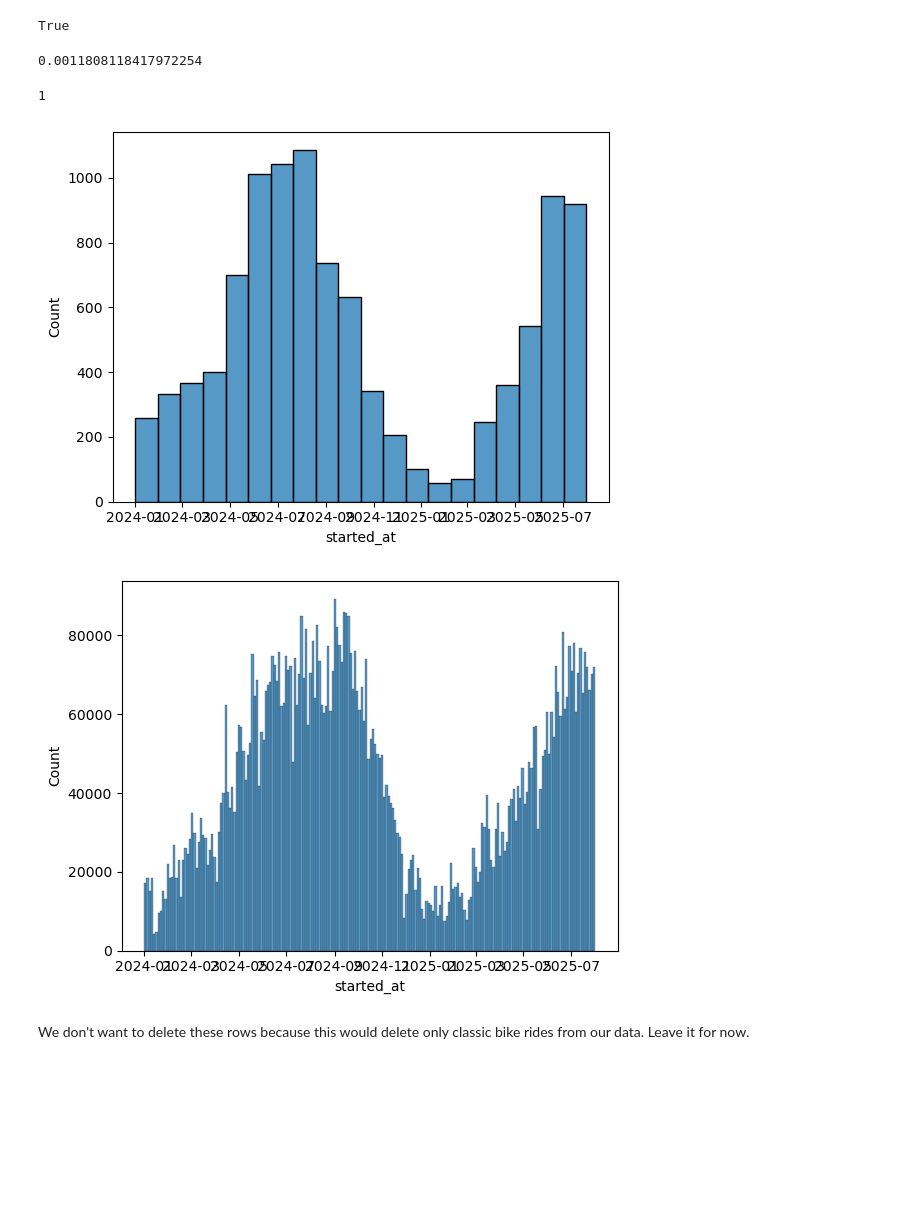
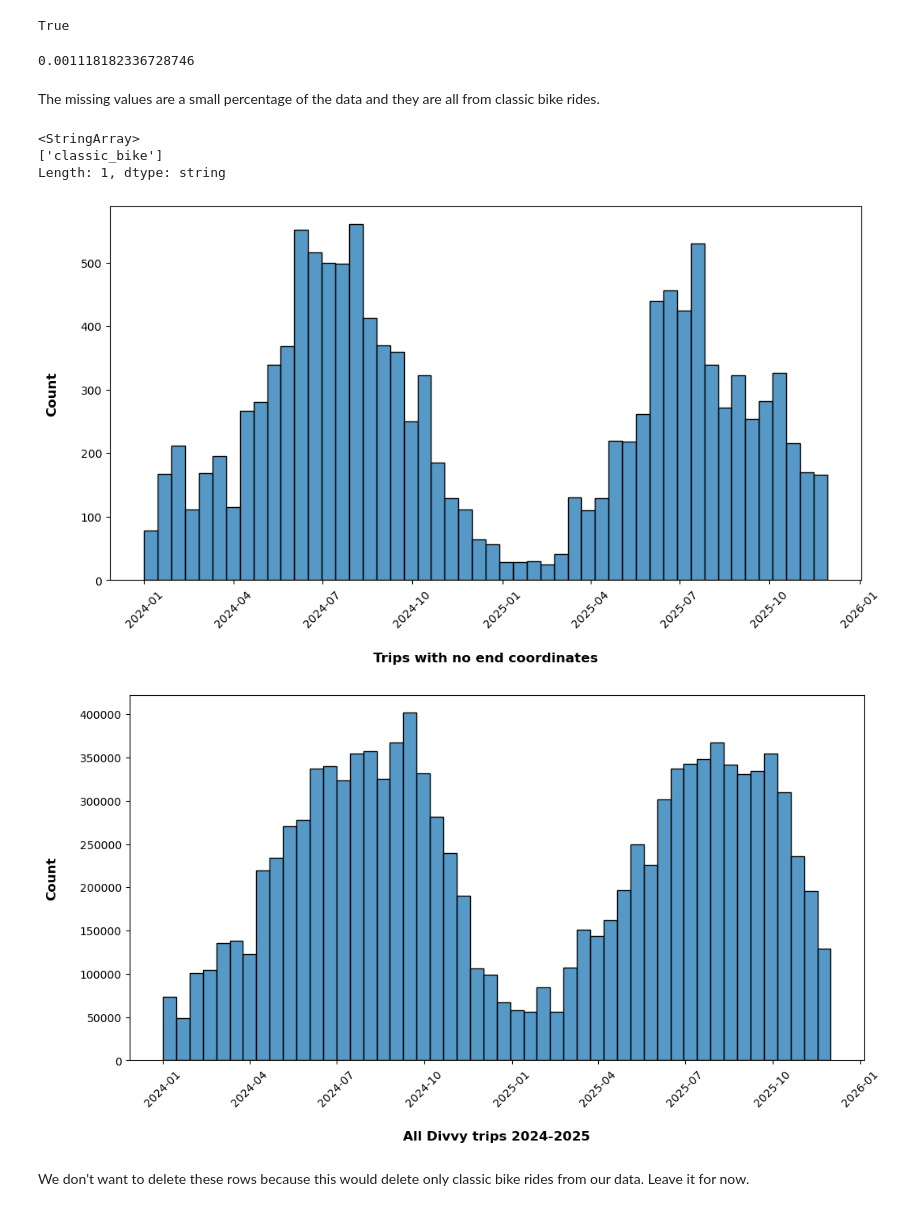
Before and after one commit to ashleyjtoth/Divvy-analysis, a Jupyter notebook: Divvy-data-wrangling.ipynb, the cells around one changed output. Saved outputs shown, nothing was run; the diff lists cells and outputs as text; code cells hidden in the pictures; blank space fills up the shorter version.

Commit message:
finished data wrangling

```diff
--- a/Divvy-data-wrangling.ipynb
+++ b/Divvy-data-wrangling.ipynb
@@ -718,3 +779,7 @@ merged_trips.head()
 | 2 | 30EF016A0DF5ECEE | electric_bike | 2024-01-01 00:00:52 | 2024-01-01 00:04:25 | <NA> | <NA> | <NA> | ... |
 | 3 | 0D9E85F804C85828 | electric_bike | 2024-01-01 00:00:53 | 2024-01-01 00:22:30 | Clinton St & Madison St | TA1305000032 | <NA> | ... |
 | 4 | 56F5C3ED5178C131 | classic_bike | 2024-01-01 00:01:01 | 2024-01-01 00:24:12 | LaSalle St & Illinois St | 13430 | Indiana Ave & Roosevelt Rd | ... |
+# %%
+names_vs_ids = pd.read_csv('data/interim/station_dict.csv', names = ['end_station_name', 'end_id'])
+final_merged_trips = pd.merge(merged_trips, names_vs_ids, on='end_station_name', how='left')
+final_merged_trips.head()
@@ -858,4 +829,0 @@ len(final_names_vs_ids)
-# %%
-final_merged_trips = pd.merge(merged_trips, final_names_vs_ids, on='end_station_name', how='left')
-#final_merged_trips.head()
-len(final_merged_trips)
@@ -968,0 +832,2 @@ Actually if we eliminate the end_station_id column then there is nothing to fix.
+# %%
+final_merged_trips.drop(['start_station_id', 'end_station_id'], axis=1, inplace = True)
@@ -1030,19 +920,24 @@ no_end_lng.equals(no_end_lat)
 True
 # %%
 len(no_end_lat)/len(final_merged_trips)
-
-#the actual missing values are a small percentage of the data
 # %% [output]
-0.0011808118417972254
+0.001118182336728746
-# %%
-#are the actual missing values all from classic bikes? (yep)
-
-len(no_end_lat['rideable_type'].unique())
-# %% [output]
-1
+# %% [markdown]
+The missing values are a small percentage of the data and they are all from classic bike rides.
+# %%
+no_end_lat['rideable_type'].unique()
+# %% [output]
+<StringArray>
+['classic_bike']
+Length: 1, dtype: string
 # %%
 #the distribution of these classic bike rides with no recorded end coordinates matches that of all the data we have
-sns.histplot(data = no_end_lat, x = no_end_lat['started_at'])
+
+fig, ax = plt.subplots(figsize=(12, 6))
+sns.histplot(data = no_end_lat, x = 'started_at', bins = 50, ax = ax)
+ax.tick_params(axis='x', labelrotation=45)
+ax.set_xlabel("Trips with no end coordinates", labelpad=20, fontweight='bold', fontsize=12)
+ax.set_ylabel("Count", labelpad=20, fontweight='bold', fontsize=12)
 plt.show()
 # %% [output]
-[figure, old version]
+[figure, new version]
@@ -1049,8 +946,13 @@ plt.show()
 # %%
-sns.histplot(data = final_merged_trips, x = final_merged_trips['started_at'])
+fig, ax = plt.subplots(figsize=(12, 6))
+sns.histplot(data = final_merged_trips, x = 'started_at', bins = 50, ax = ax)
+ax.tick_params(axis='x', labelrotation=45)
+ax.set_xlabel("All Divvy trips 2024-2025", labelpad=20, fontweight='bold', fontsize=12)
+ax.set_ylabel("Count", labelpad=20, fontweight='bold', fontsize=12)
+#plt.axvline(x= , color='red', linestyle='--')
 plt.show()
 # %% [output]
-[figure, old version]
+[figure, new version]
 # %% [markdown]
 We don't want to delete these rows because this would delete only classic bike rides from our data. Leave it for now.
 # %% [markdown]
```
Also changed, not shown: parts of 134 cells of this notebook.
